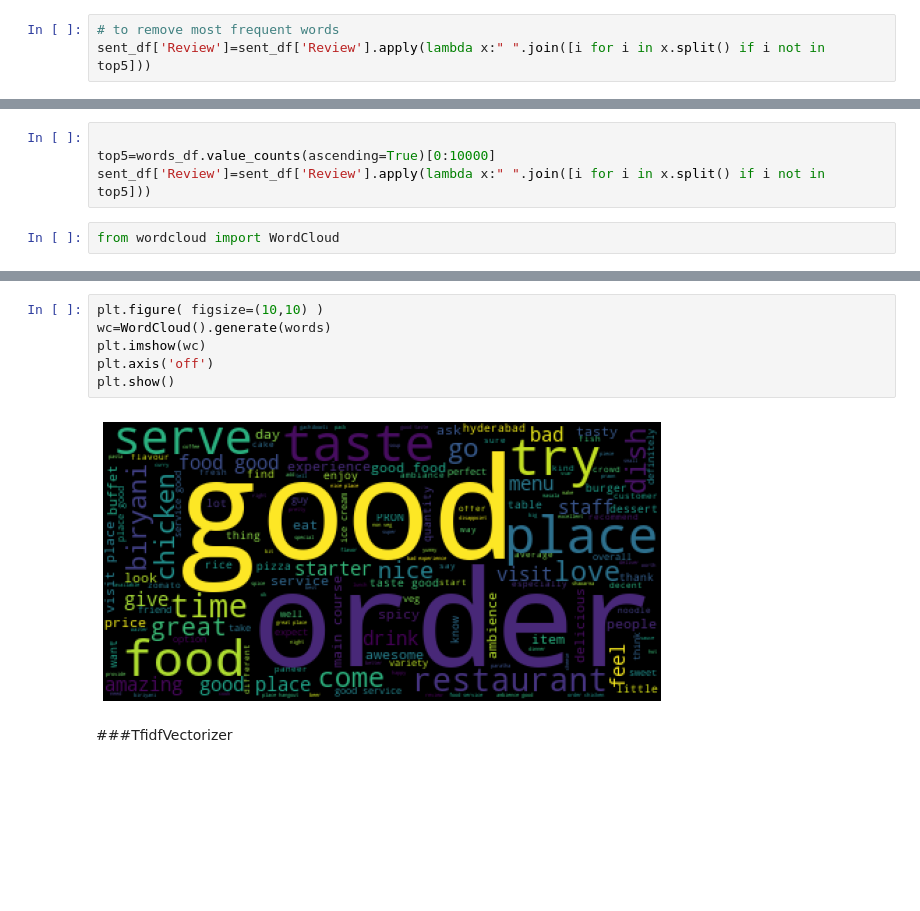
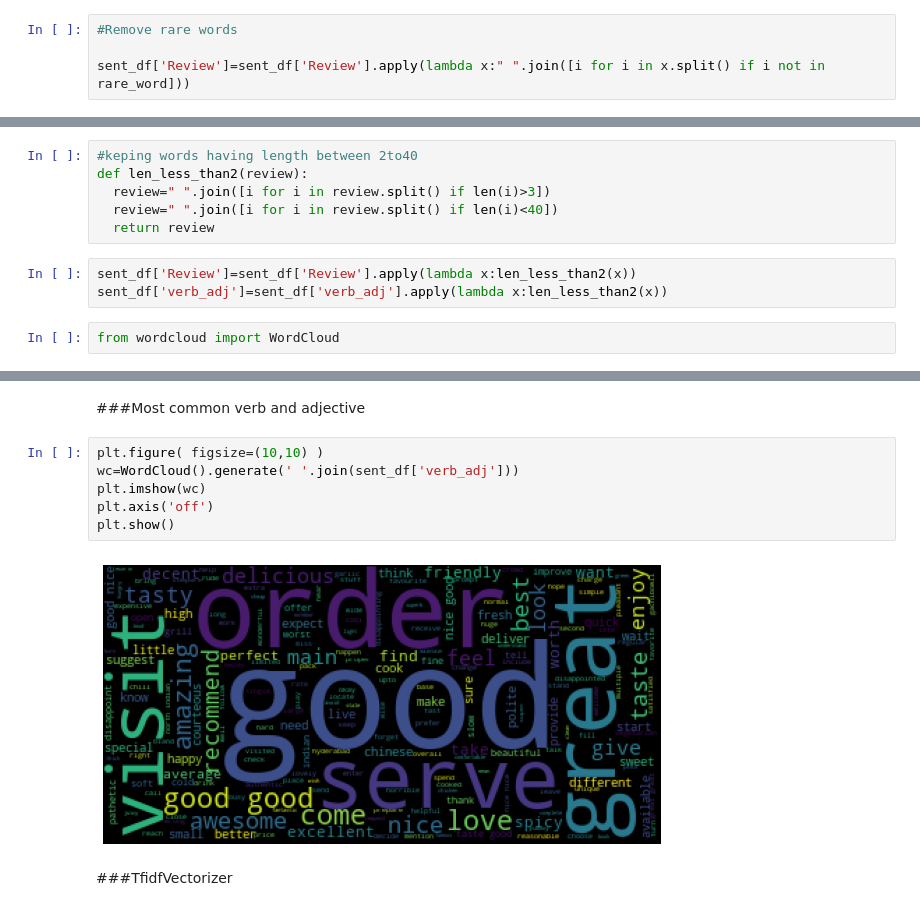
Before and after one commit to Amit-Padye/ZOMATO-RESTAURANT-CLUSTERING-AND-SENTIMENT-ANALYSIS, a Jupyter notebook: Amit_Padye_ZOMATO_RESTAURANT_CLUSTERING_AND_SENTIMENT_ANALYSIS.ipynb, the cells around one changed output, grey strips where cells are left out. Cells and saved outputs as stored; diff of their text form; blank space fills up the shorter version.

```diff
--- a/Amit_Padye_ZOMATO_RESTAURANT_CLUSTERING_AND_SENTIMENT_ANALYSIS.ipynb
+++ b/Amit_Padye_ZOMATO_RESTAURANT_CLUSTERING_AND_SENTIMENT_ANALYSIS.ipynb
@@ -758,3 +787,4 @@ dtype: int64
 # %%
-# to remove most frequent words
-sent_df['Review']=sent_df['Review'].apply(lambda x:" ".join([i for i in x.split() if i not in top5]))
+#Remove rare words
+
+sent_df['Review']=sent_df['Review'].apply(lambda x:" ".join([i for i in x.split() if i not in rare_word]))
@@ -770,6 +791,11 @@ sent_df.head()
-# %%
-
-top5=words_df.value_counts(ascending=True)[0:10000]
-sent_df['Review']=sent_df['Review'].apply(lambda x:" ".join([i for i in x.split() if i not in top5]))
+# %%
+#keping words having length between 2to40
+def len_less_than2(review):
+  review=" ".join([i for i in review.split() if len(i)>3])
+  review=" ".join([i for i in review.split() if len(i)<40])
+  return review
+# %%
+sent_df['Review']=sent_df['Review'].apply(lambda x:len_less_than2(x))
+sent_df['verb_adj']=sent_df['verb_adj'].apply(lambda x:len_less_than2(x))
 # %%
 from wordcloud import WordCloud
@@ -776,11 +812,13 @@ from wordcloud import WordCloud
+# %% [markdown]
+###Most common verb and adjective
 # %%
 plt.figure( figsize=(10,10) )
-wc=WordCloud().generate(words)
+wc=WordCloud().generate(' '.join(sent_df['verb_adj']))
 plt.imshow(wc)
 plt.axis('off')
 plt.show()
 # %% [output]
-[figure, old version]
+[figure, new version]
 # %% [markdown]
 ###TfidfVectorizer
 # %%
```
Also changed, not shown: parts of 182 cells of this notebook.
